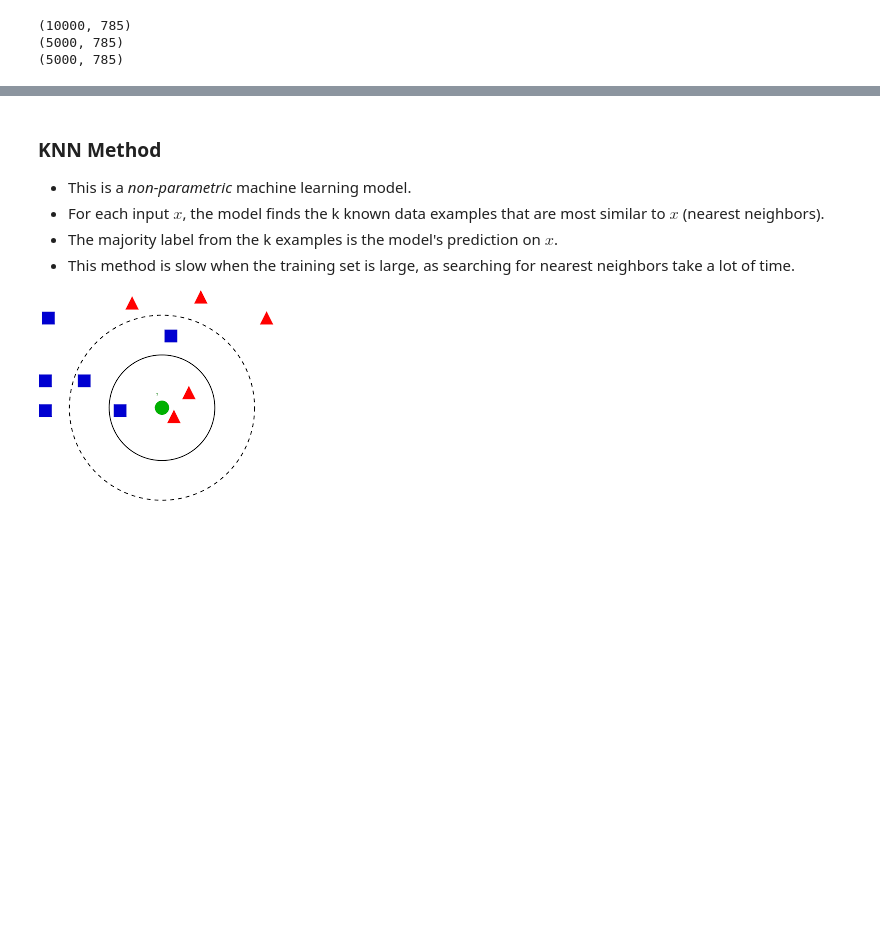
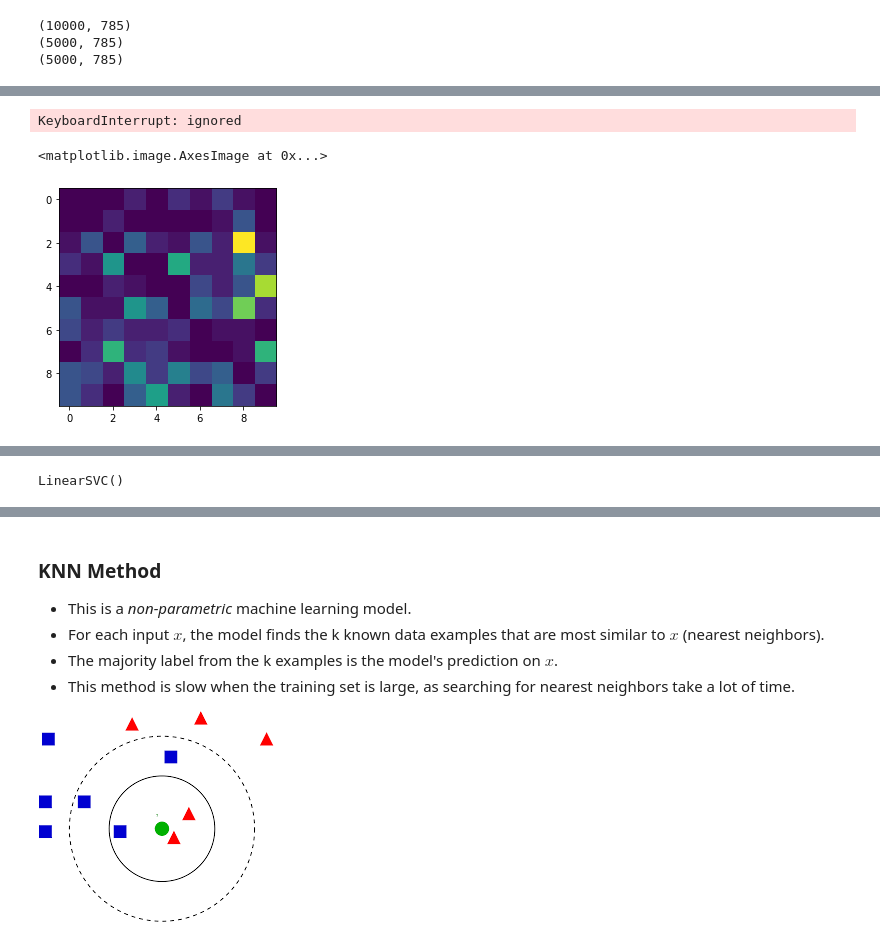
Before and after one commit to ch00226855/CMP414765Fall2022, a Jupyter notebook: Week08_ImageClassification_Completed.ipynb, the cells around one changed output, grey strips where cells are left out. Saved outputs shown, nothing was run; the diff lists cells and outputs as text; code cells hidden in the pictures; blank space fills up the shorter version.

```diff
--- a/Week08_ImageClassification_Completed.ipynb
+++ b/Week08_ImageClassification_Completed.ipynb
@@ -188,3 +205,26 @@ print(accuracy)
+# %%
+# What if the model is trained using a different training algorithm?
+model_lr3 = LogisticRegression(solver='sag')
+model_lr3.fit(raw_data[input_features], raw_data['label'])
+predictions = model_lr3.predict(validation_data[input_features])
+accuracy = accuracy_score(validation_data['label'], predictions)
+print(accuracy)
+# This solver takes too long to complete.
+# %% [output]
+KeyboardInterrupt: ignored
+# %%
+# Show the confusion matrix of the model.
+from sklearn.metrics import confusion_matrix
+matrix = confusion_matrix(validation_data['label'], model_lr.predict(validation_data[input_features]))
+# print(matrix)
+
+
+for i in range(matrix.shape[0]): # remove diagonal elements
+    matrix[i, i] = 0
+plt.imshow(matrix)
+# %% [output]
+<matplotlib.image.AxesImage at 0x...>
+[figure, added]
 # %% [markdown]
 ### Linear SVM
 
@@ -196,3 +236,7 @@ print(accuracy)
 # %%
 # Train a linear SVM classifier
 from sklearn.svm import LinearSVC
+model_svm = LinearSVC()
+model_svm.fit(raw_data[input_features], raw_data['label'])
+# %% [output]
+LinearSVC()
```
Also changed, not shown: parts of 12 cells of this notebook.
